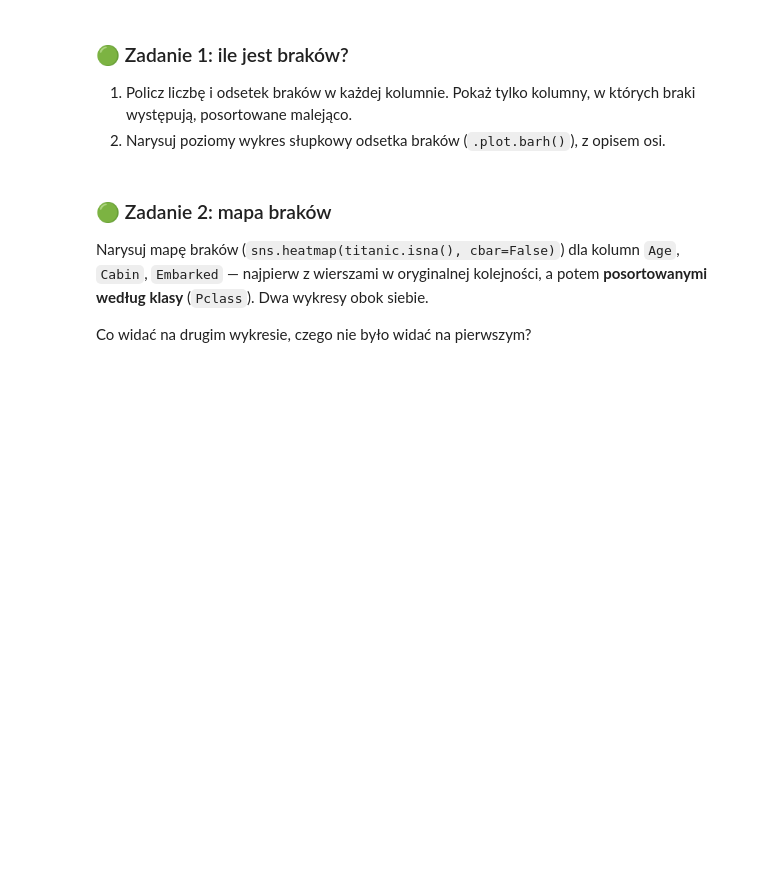
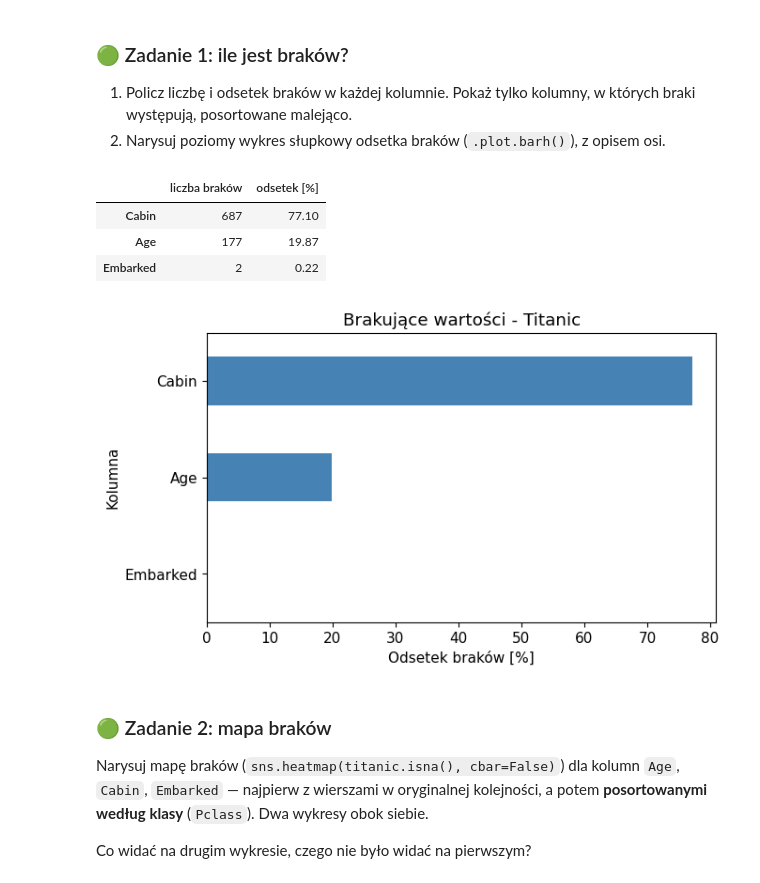
Before and after one commit to kuba11g/Eksploracja_Danych, a Jupyter notebook: ED_braki_danych.ipynb, the cells around one changed output. Saved outputs shown, nothing was run; the diff lists cells and outputs as text; code cells hidden in the pictures; blank space fills up the shorter version.

```diff
--- a/ED_braki_danych.ipynb
+++ b/ED_braki_danych.ipynb
@@ -47,7 +55,24 @@ titanic.head()
 1. Policz liczbę i odsetek braków w każdej kolumnie. Pokaż tylko kolumny, w których braki występują, posortowane malejąco.
 2. Narysuj poziomy wykres słupkowy odsetka braków (`.plot.barh()`), z opisem osi.
 # %%
-# TODO
+braki = pd.DataFrame({
+    "liczba braków": titanic.isna().sum(),
+    "odsetek [%]": (titanic.isna().mean() * 100).round(2),
+})
+braki = braki[braki["liczba braków"] > 0].sort_values("liczba braków", ascending=False)
+display(braki)
+
+ax = braki["odsetek [%]"].sort_values().plot.barh(color="steelblue")
+ax.set_xlabel("Odsetek braków [%]")
+ax.set_ylabel("Kolumna")
+ax.set_title("Brakujące wartości - Titanic")
+plt.show()
+# %% [output]
+|  | liczba braków | odsetek [%] |
+| Cabin | 687 | 77.10 |
+| Age | 177 | 19.87 |
+| Embarked | 2 | 0.22 |
+[figure, added]
 # %% [markdown]
 ### 🟢 Zadanie 2: mapa braków
 
```
Also changed, not shown: parts of 27 cells of this notebook.
